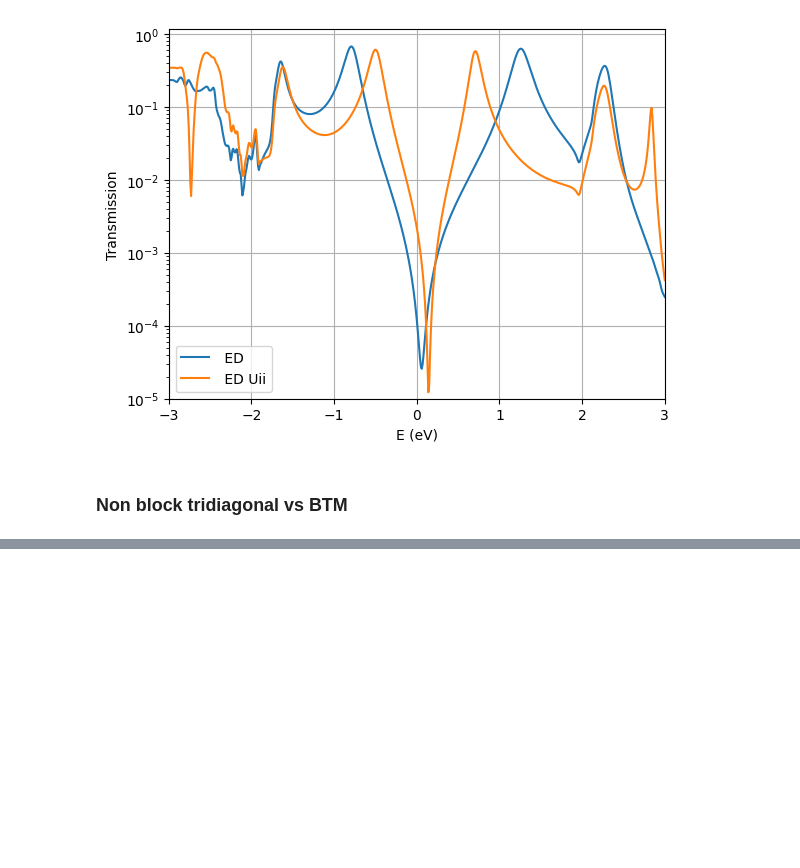
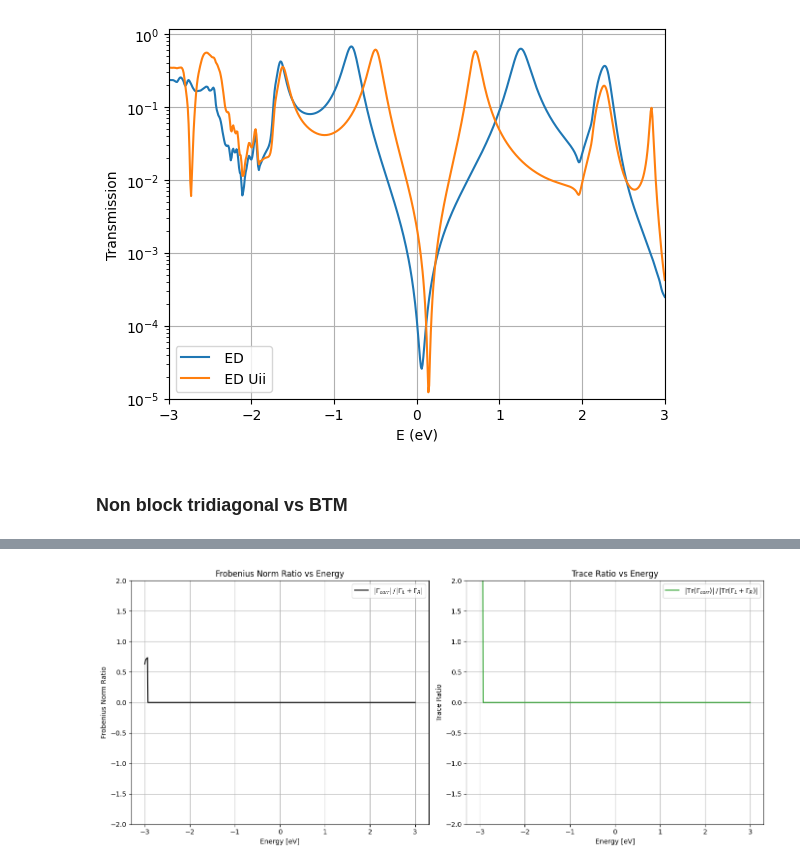
Before and after one commit to aj0337/qtpyt-tests, a Jupyter notebook: pentadienyl/production_run/analysis.ipynb, the cells around one changed output, grey strips where cells are left out. Cells and saved outputs as stored; diff of their text form; code cells hidden in the pictures; blank space fills up the shorter version.

```diff
--- a/pentadienyl/production_run/analysis.ipynb
+++ b/pentadienyl/production_run/analysis.ipynb
@@ -333,0 +338,92 @@ plt.show()
+# %%
+# === Load saved data ===
+data_folder = "./output/lowdin/ed/vertex_tests"
+gammaL_data = np.load(f"{data_folder}/gamma_L_vs_energy.npz", allow_pickle=True)
+gammaR_data = np.load(f"{data_folder}/gamma_R_vs_energy.npz", allow_pickle=True)
+delta_data = np.load(f"{data_folder}/delta_vs_energy.npz", allow_pickle=True)
+
+energies = gammaL_data["energies"]
+gamma_L_list = gammaL_data["gamma_L"]
+gamma_R_list = gammaR_data["gamma_R"]
+delta_list = delta_data["delta"]
+
+# === Allocate arrays ===
+trace_gamma_L = np.empty_like(energies)
+trace_gamma_R = np.empty_like(energies)
+trace_delta = np.empty_like(energies)
+fro_ratio = np.empty_like(energies)
+trace_ratio = np.empty_like(energies)
+
+# === Compute traces and ratios ===
+for i, (gL, gR, d) in enumerate(zip(gamma_L_list, gamma_R_list, delta_list)):
+    tr_gL = np.trace(gL)
+    tr_gR = np.trace(gR)
+    tr_d  = np.trace(d)
+
+    trace_gamma_L[i] = tr_gL.real
+    trace_gamma_R[i] = tr_gR.real
+    trace_delta[i]   = tr_d.real
+
+    # Frobenius norm ratio: |Gamma_corr| / |Gamma_L + Gamma_R|
+    norm_gLR = np.linalg.norm(gL + gR, ord="fro")
+    norm_delta = np.linalg.norm(d, ord="fro")
+    fro_ratio[i] = norm_delta / norm_gLR if norm_gLR != 0 else 0.0
+    if norm_gLR == 0:
+        print(f"Warning: Zero norm_gLR at energy {energies[i]} eV")
+
+    # Trace ratio: |Tr(Gamma_corr)| / |Tr(Gamma_L + Gamma_R)|
+    numerator = abs(tr_d)
+    denominator = abs(tr_gL + tr_gR)
+    trace_ratio[i] = numerator / denominator if denominator != 0 else 0.0
+    if denominator == 0:
+        print(f"Warning: Zero trace denominator at energy {energies[i]} eV")
+
+# === Plot Frobenius and Trace Ratios Side-by-Side ===
+fig, axs = plt.subplots(1, 2, figsize=(14, 6), sharex=True)
+
+axs[0].plot(energies, fro_ratio, color="black", label=r"$|\Gamma_{corr}|\,/\,|\Gamma_L + \Gamma_R|$")
+axs[0].set_xlabel("Energy [eV]")
+axs[0].set_ylabel("Frobenius Norm Ratio")
+axs[0].set_title("Frobenius Norm Ratio vs Energy")
+axs[0].grid(True)
+axs[0].legend()
+axs[0].set_ylim(-2, 2)
+
+axs[1].plot(energies, trace_ratio, color="tab:green", label=r"$|\mathrm{Tr}(\Gamma_{corr})| \, / \, |\mathrm{Tr}(\Gamma_L + \Gamma_R)|$")
+axs[1].set_xlabel("Energy [eV]")
+axs[1].set_ylabel("Trace Ratio")
+axs[1].set_title("Trace Ratio vs Energy")
+axs[1].grid(True)
+axs[1].legend()
+axs[1].set_ylim(-2, 2)
+
+plt.tight_layout()
+plt.show()
+
+# === Plot Traces Side-by-Side ===
+fig, axs = plt.subplots(1, 3, figsize=(15, 5), sharex=True)
+
+axs[0].plot(energies, trace_gamma_L, color="tab:blue")
+axs[0].set_title(r"$\mathrm{Tr}(\Gamma_L)$")
+axs[0].set_ylabel("Trace")
+axs[0].set_xlabel("Energy [eV]")
+axs[0].grid(True)
+axs[0].set_ylim(-2, 2)
+
+axs[1].plot(energies, trace_gamma_R, color="tab:orange")
+axs[1].set_title(r"$\mathrm{Tr}(\Gamma_R)$")
+axs[1].set_xlabel("Energy [eV]")
+axs[1].grid(True)
+axs[1].set_ylim(-2, 2)
+
+axs[2].plot(energies, trace_delta, color="tab:green")
+axs[2].set_title(r"$\mathrm{Tr}(\Gamma_{corr})$")
+axs[2].set_xlabel("Energy [eV]")
+axs[2].grid(True)
+axs[2].set_ylim(-2, 2)
+
+fig.suptitle("Trace Components vs Energy", fontsize=14)
+plt.tight_layout()
+plt.show()
+# %% [output]
+[figure, added]
```
Also changed, not shown: parts of 12 cells of this notebook, 8 other files.
